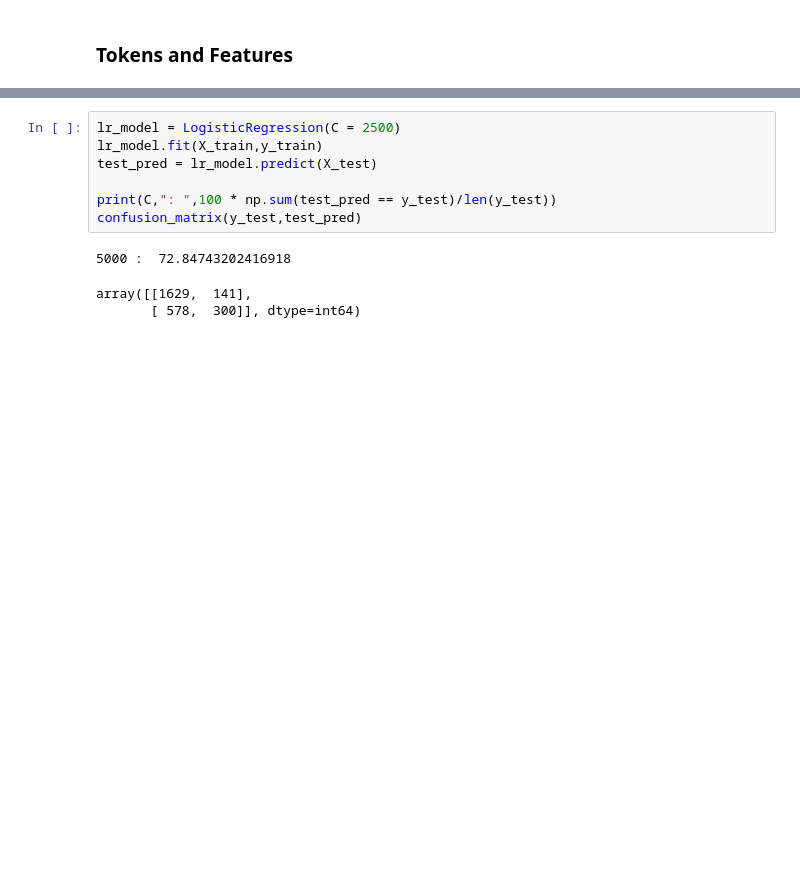
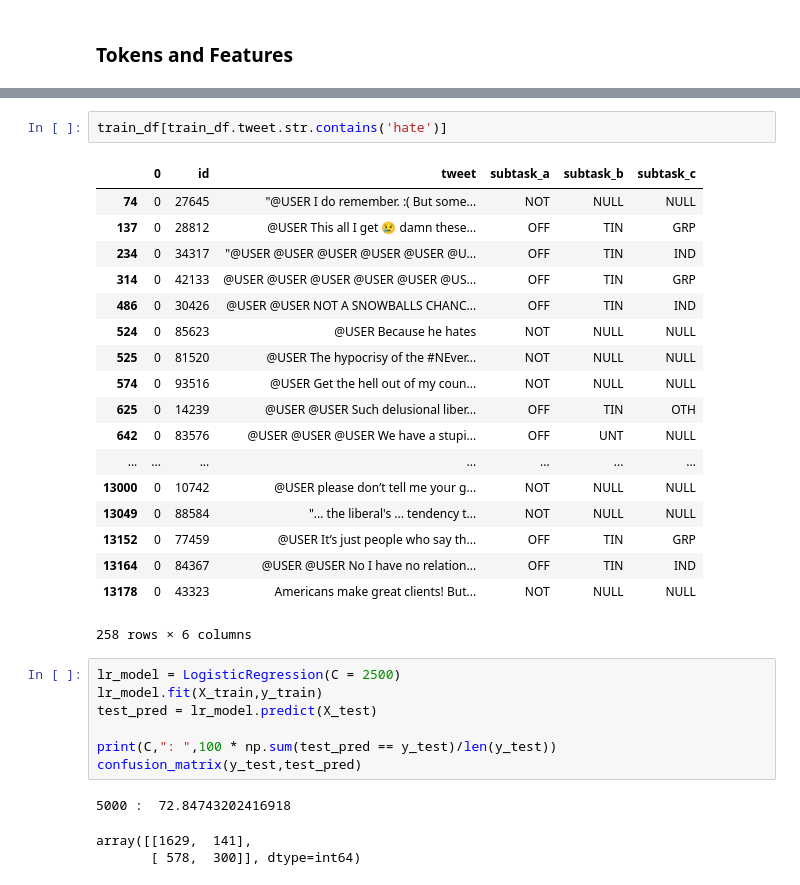
Before and after one commit to mramakrishnan-chwy/Hate-Speech-Identification, a Jupyter notebook: Hate Speech Classifier.ipynb, the cells around one changed output, grey strips where cells are left out. Saved outputs shown, nothing was run; the diff lists cells and outputs as text; blank space fills up the shorter version.

```diff
--- a/Hate Speech Classifier.ipynb
+++ b/Hate Speech Classifier.ipynb
@@ -445,4 +517,25 @@ NOT     61
 Name: subtask_a, dtype: int64
+# %%
+train_df[train_df.tweet.str.contains('hate')]
+# %% [output]
+|  | 0 | id | tweet | subtask_a | subtask_b | subtask_c |
+| 74 | 0 | 27645 | "@USER I do remember. :( But some... | NOT | NULL | NULL |
+| 137 | 0 | 28812 | @USER This all I get 😢 damn these... | OFF | TIN | GRP |
+| 234 | 0 | 34317 | "@USER @USER @USER @USER @USER @U... | OFF | TIN | IND |
+| 314 | 0 | 42133 | @USER @USER @USER @USER @USER @US... | OFF | TIN | GRP |
+| 486 | 0 | 30426 | @USER @USER NOT A SNOWBALLS CHANC... | OFF | TIN | IND |
+| 524 | 0 | 85623 | @USER Because he hates | NOT | NULL | NULL |
+| 525 | 0 | 81520 | @USER The hypocrisy of the #NEver... | NOT | NULL | NULL |
+| 574 | 0 | 93516 | @USER Get the hell out of my coun... | NOT | NULL | NULL |
+| 625 | 0 | 14239 | @USER @USER Such delusional liber... | OFF | TIN | OTH |
+| 642 | 0 | 83576 | @USER @USER @USER We have a stupi... | OFF | UNT | NULL |
+| ... | ... | ... | ... | ... | ... | ... |
+| 13000 | 0 | 10742 | @USER please don’t tell me your g... | NOT | NULL | NULL |
+| 13049 | 0 | 88584 | "... the liberal's ... tendency t... | NOT | NULL | NULL |
+| 13152 | 0 | 77459 | @USER It’s just people who say th... | OFF | TIN | GRP |
+| 13164 | 0 | 84367 | @USER @USER No I have no relation... | OFF | TIN | IND |
+| 13178 | 0 | 43323 | Americans make great clients! But... | NOT | NULL | NULL |
+258 rows × 6 columns
 # %%
 lr_model = LogisticRegression(C = 2500)
 lr_model.fit(X_train,y_train)
```
Also changed, not shown: parts of 48 cells of this notebook.
